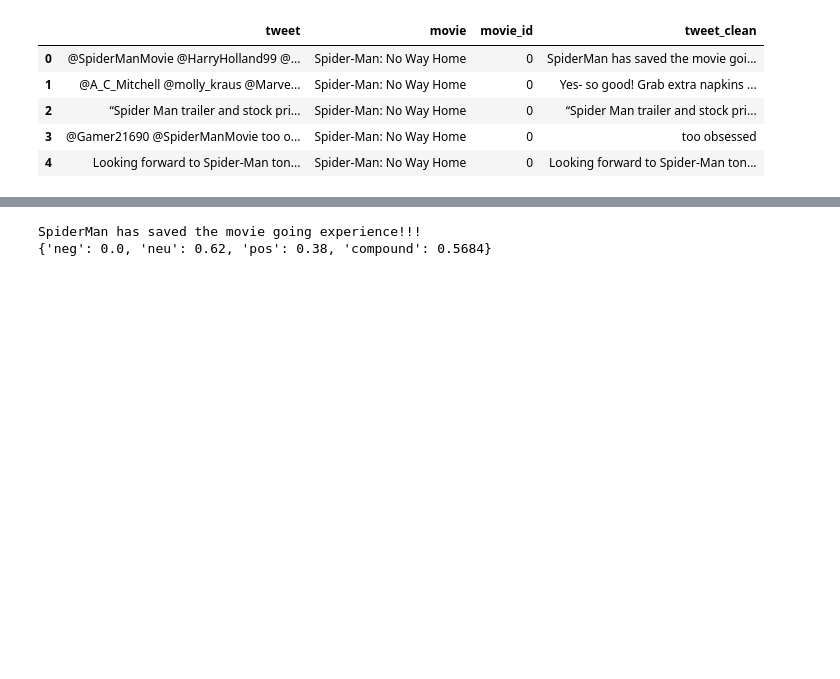
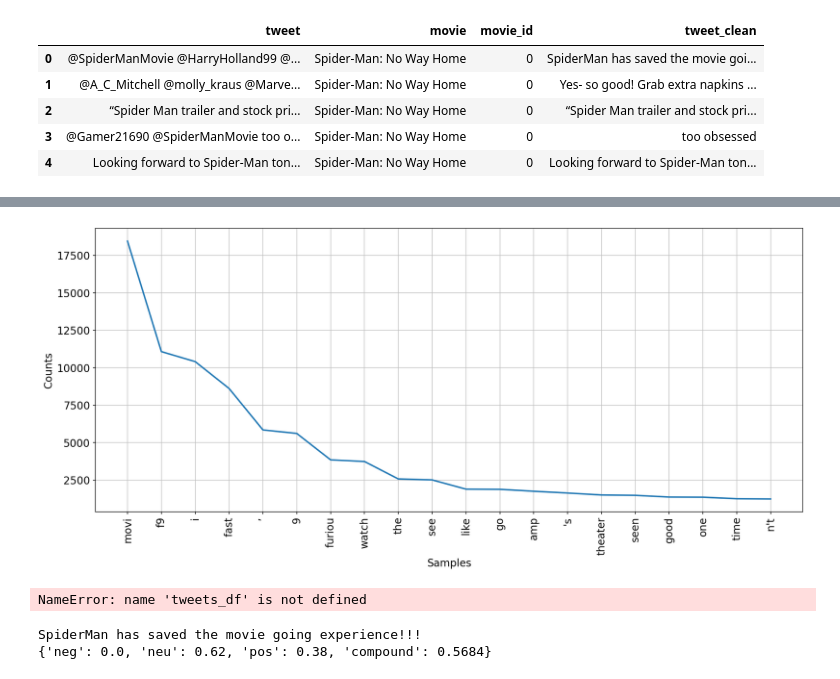
Before and after one commit to mabdilahCSE/Sentiment-Analysis, a Jupyter notebook: sentiment_analysis.ipynb, the cells around one changed output, grey strips where cells are left out. Drawn from its saved outputs; the diff is of its cells as text; code cells hidden in the pictures; blank space fills up the shorter version.

```diff
--- a/sentiment_analysis.ipynb
+++ b/sentiment_analysis.ipynb
@@ -117,3 +129,36 @@ tweets_df.head()
+# %%
+# get words after stemming
+bw_tweets = tweets_df[tweets_df['movie'] == 'F9: The Fast Saga']
+tweet_series = bw_tweets.squeeze()
+tweet_stem = tweet_series['tweet_stem'].apply(pd.Series).stack()
+
+from nltk.probability import FreqDist
+import string
+
+#calculate word frequency
+fdist_tweets = FreqDist(tweet_stem)
+#delete punctuation counts
+for punc in string.punctuation:
+    del fdist_tweets[punc]
+
+#get top 20 words
+fdist_tweets.plot(20, cumulative=False);
+# %% [output]
+[figure, added]
+# %%
+bw_tweets = tweets_df[tweets_df['movie'] == 'Spider-Man: No Way Home']
+tweet_series = bw_tweets.squeeze()
+tweet_stem = tweet_series['tweet_stem'].apply(pd.Series).stack()
+#calculate word frequency
+fdist_tweets = FreqDist(tweet_stem)
+#delete punctuation counts
+for punc in string.punctuation:
+    del fdist_tweets[punc]
+
+#get top 20 words
+fdist_tweets.plot(20, cumulative=False);
+# %% [output]
+NameError: name 'tweets_df' is not defined
 # %%
 # VADER sentiment analysis
 from nltk.sentiment.vader import SentimentIntensityAnalyzer
```
Also changed, not shown: parts of 7 cells of this notebook.
